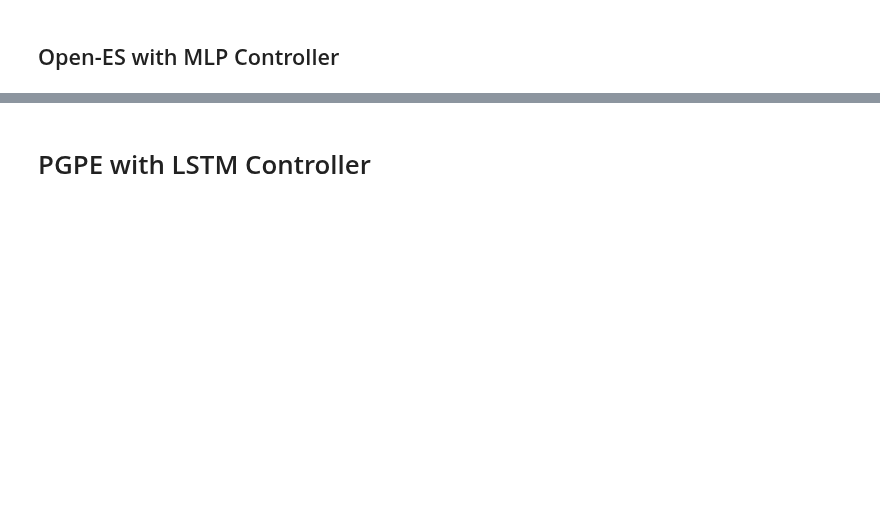
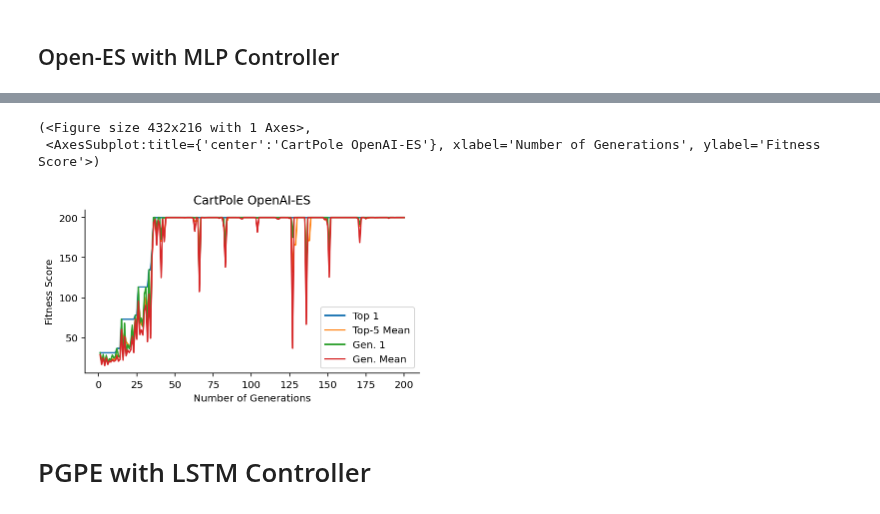
Before and after one commit to RobertTLange/evosax, a Jupyter notebook: examples/02_mlp_control.ipynb, the cells around one changed output, grey strips where cells are left out. Drawn from its saved outputs; the diff is of its cells as text; code cells hidden in the pictures; blank space fills up the shorter version.

```diff
--- a/examples/02_mlp_control.ipynb
+++ b/examples/02_mlp_control.ipynb
@@ -47,21 +42,34 @@ strategy = Open_ES(popsize=100,
                    opt_name="sgd")
 
 es_params = {
-        "lrate_init": 0.01,  # Adam learning rate outer step
-        "lrate_decay": 0.999,
-        "lrate_limit": 0.001,
-        "beta_1": 0.99,  # beta_1 outer step
-        "beta_2": 0.999,  # beta_2 outer step
-        "eps": 1e-8,  # eps constant outer step,
-        "sigma_init": 0.1,
-        "sigma_decay": 0.999,
-        "sigma_limit": 0.01,
-        "init_min": -0.1,
-        "init_max": 0.1
+        "lrate_init": 0.01,  # Initial learning rate
+        "lrate_decay": 0.999, # Multiplicative decay factor
+        "lrate_limit": 0.001,  # Smallest possible lrate
+        "momentum": 0.0,  # Momentum coefficient
+        "sigma_init": 0.02,  # Initial scale of isotropic Gaussian noise
+        "sigma_decay": 0.999,  # Multiplicative decay factor
+        "sigma_limit": 0.01,  # Smallest possible scale
+        "init_min": -0.1,  # Range of parameter archive initialization - Min
+        "init_max": 0.1,  # Range of parameter archive initialization - Max
+        "clip_min": -10,  # Range of parameter proposals - Min
+        "clip_max": 10  # Range of parameter proposals - Max
 }
 # %%
-num_generations = 350
+num_generations = 200
 num_rollouts = 20
+print_every_k_gens = 20
+
+es_logging = ESLog(param_reshaper.total_params,
+                   num_generations,
+                   top_k=5,
+                   maximize=True)
+log = es_logging.initialize()
+
+fit_shaper = FitnessShaper(centered_rank=True,
+                           z_score=True,
+                           w_decay=0.1,
+                           maximize=True)
+
 state = strategy.initialize(rng, es_params)
 
 for gen in range(num_generations):
@@ -72,3 +80,7 @@ for gen in range(num_generations):
     fitness = rollout(batch_rng, reshaped_params).mean(axis=1)
     fit_re = fit_shaper.apply(x, fitness)
     state = strategy.tell(x, fit_re, state, es_params)
+    log = es_logging.update(log, x, fitness)
+
+    if gen % print_every_k_gens == 0:
+        print("Generation: ", gen, "Generation: ", log["log_top_1"][gen])
@@ -75,3 +98,9 @@ for gen in range(num_generations):
+# %%
+es_logging.plot(log, "CartPole MLP OpenAI-ES")
+# %% [output]
+(<Figure size 432x216 with 1 Axes>,
+ <AxesSubplot:title={'center':'CartPole OpenAI-ES'}, xlabel='Number of Generations', ylabel='Fitness Score'>)
+[figure, added]
 # %% [markdown]
 # PGPE with LSTM Controller
 # %%
```
Also changed, not shown: parts of 8 cells of this notebook, 12 other files.
